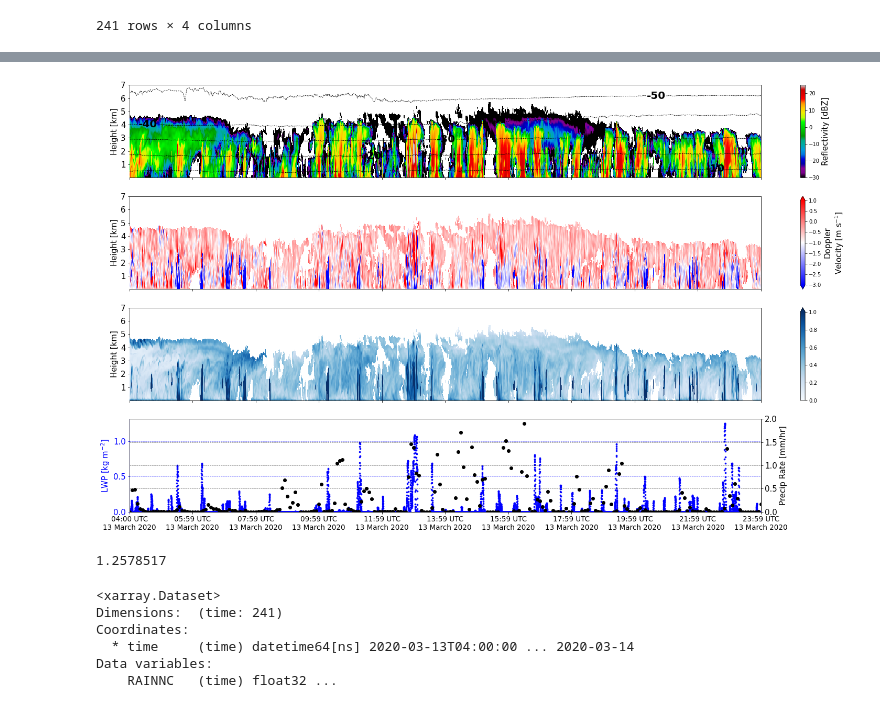
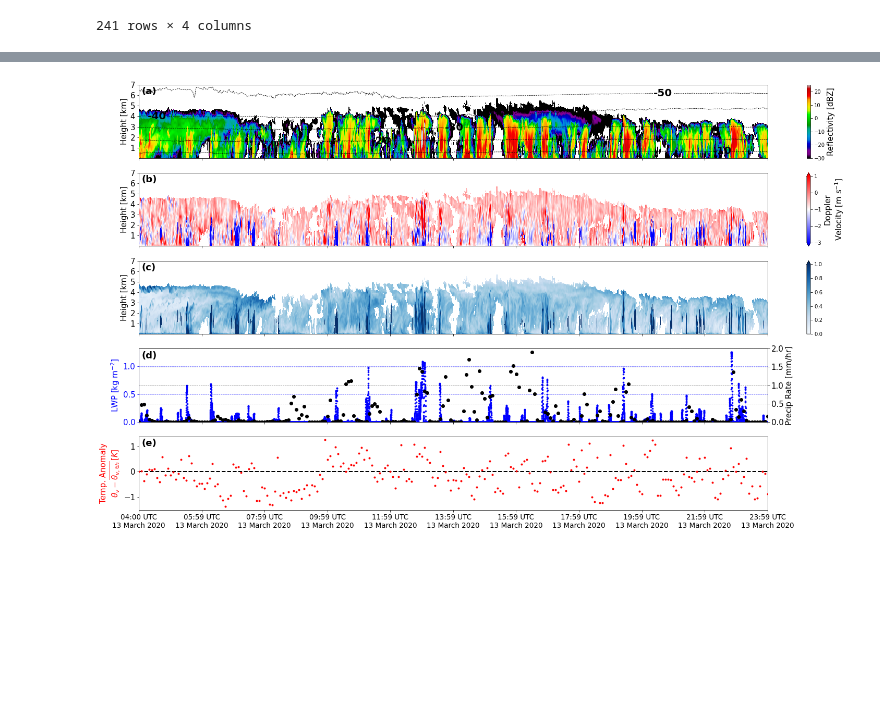
Before and after one commit to clevernat/MS-research-codes, a Jupyter notebook: LES/cr-sim-time-height-Copy1.ipynb, the cells around one changed output, grey strips where cells are left out. Drawn from its saved outputs; the diff is of its cells as text; code cells hidden in the pictures; blank space fills up the shorter version.

Commit message:
added virtual potential temperature plot

```diff
--- a/LES/cr-sim-time-height-Copy1.ipynb
+++ b/LES/cr-sim-time-height-Copy1.ipynb
@@ -14,6 +14,7 @@ import glob
 from datetime import datetime
 # %%
 dataset = xr.open_dataset('cr-sim_output_2020_03_13_00_00_00-2020_03_13_23_59_55.nc')
+df_virtual_temp_anomaly = pd.read_csv('virtual-potential-anomaly.csv')
 # select date you want
 ds = dataset.sel(time=slice("2020-03-13T04:00:00.000000000", "2020-03-13T23:59:55.500000000"))
 ds
@@ -109,8 +125,10 @@ df
 # %%
-fig, ax = plt.subplots(figsize=(27, 15), nrows=4, ncols=1, sharex=True)
+fig, ax = plt.subplots(figsize=(27, 15), nrows=5, ncols=1, sharex=True)
 ax = ax.flatten()
 
 for i, v in enumerate(ax):
+    labels = ["(a)", "(b)", "(c)", "(d)", "(e)"]
+    ax[i].text(0.004, 0.97, labels[i], transform=ax[i].transAxes, fontsize=18, va='top', ha='left', fontweight='bold')
     if i == 0:
         pcm = ax[i].pcolormesh(time, height/1000.0, reflectivity.T, cmap='nipy_spectral', vmin=-30, vmax=25, zorder=5)
         # temperature
@@ -176,48 +194,47 @@ for i, v in enumerate(ax):
         ax31.tick_params(axis='y', colors='black', labelsize=15)
         ax31.set_ylabel('Precip Rate [mm/hr]', color='black', fontsize=15)
         # ax31.set_yticks(np.arange(0, df['rainnc_rate_mm_per_hr'])+0.1)
         ax31.grid(axis="y", ls = '--', c = "black",alpha = 0.5)
         ax31.set_ylim(0, 2)
         ax31.set_yticks(np.arange(0, 2.5, 0.5))
 
 
+    if i == 4:
+            pcm = ax[i].scatter(df_virtual_temp_anomaly['time[min]'], df_virtual_temp_anomaly['Anomaly_6h_Mean'], color='red', zorder=3, s=9)
+            ax[i].axhline(y=0, color='black', linestyle='--', linewidth=2)
+            ax[i].tick_params(axis='y', colors='black', labelsize=15)
+
+            latex_part = r"$\theta_v - \overline{\theta_{v,6h}}\,[K]$"
+            anomaly_part = "Temp. Anomaly"
+            ax[i].set_ylabel(f"{anomaly_part}\n{latex_part}", fontsize=15, c='red')
+            ax[i].set_yticks(np.arange(round(np.min(df_virtual_temp_anomaly['Anomaly_6h_Mean'])), np.max(df_virtual_temp_anomaly['Anomaly_6h_Mean'])))
+            cbar = fig.colorbar(pcm, ax=ax[i], extend='neither')
+            # set colorbar to invisible
+            cbar.ax.set_visible(False)
+
+
+
 
 
 
 
     # Custom datetime format
     custom_date_format = "%H:%M UTC\n%d %B %Y"  # Format: 04:00 UTC\n13 March 2020
     # Formatting the time labels
     ax[len(ax)-1].xaxis.set_major_formatter(mdates.DateFormatter(custom_date_format))
     # Including the first-date and last-date on the plot
     ax[len(ax)-1].set_xlim([ds['time'].min(), ds['time'].max()])
     # Set custom tick positions for the x-axis
     num_ticks = 11  # Number of tick labels
     tick_positions = np.linspace(0, len(ds['time']) - 1, num_ticks, dtype=int)
     ax[len(ax)-1].set_xticks(ds['time'][tick_positions])
 
     # Generate custom tick labels including the first and last dates
     tick_labels = [ds['time'][pos].dt.strftime(custom_date_format).values for pos in tick_positions]
     tick_labels[0] = ds['time'].min().dt.strftime(custom_date_format).values  # First date
     tick_labels[-1] = ds['time'].max().dt.strftime(custom_date_format).values  # Last date
     ax[len(ax)-1].set_xticklabels(tick_labels, fontsize=13.5, rotation=0);  # You can adjust fontsize and rotation
 
-# fig.savefig("open-les.jpg", dpi=500, bbox_inches='tight')
+fig.savefig("open-les.jpg", dpi=500, bbox_inches='tight')
 # %% [output]
-[figure, old version]
+[figure, new version]
-# %%
-np.max(liquid_water_path.values)
-# %% [output]
-1.2578517
-# %%
-data = xr.open_dataset('RAINNC_wrfout_2020_03_13_00_00_00-2020_03_14_00_00_00.nc').squeeze('Time')
-data = data.sel(time=slice("2020-03-13T04:00:00.000000000", "2020-03-14T00:00:00.000000000"))
-data_andenes = data.isel(south_north=282, west_east=1651)
-data_andenes
-# %% [output]
-<xarray.Dataset>
-Dimensions:  (time: 241)
-Coordinates:
-  * time     (time) datetime64[ns] 2020-03-13T04:00:00 ... 2020-03-14
-Data variables:
-    RAINNC   (time) float32 ...
```
Also changed, not shown: parts of 10 cells of this notebook.
